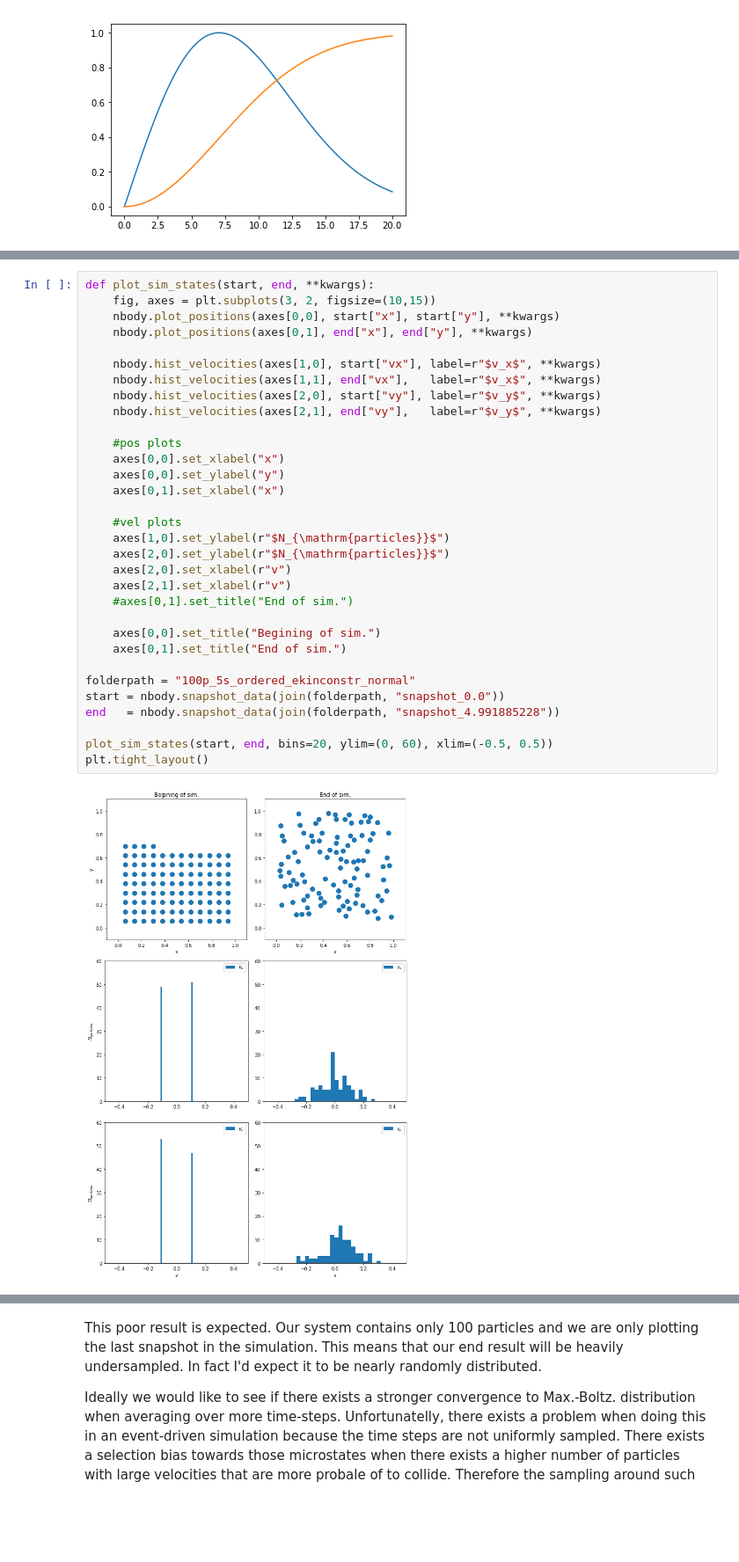
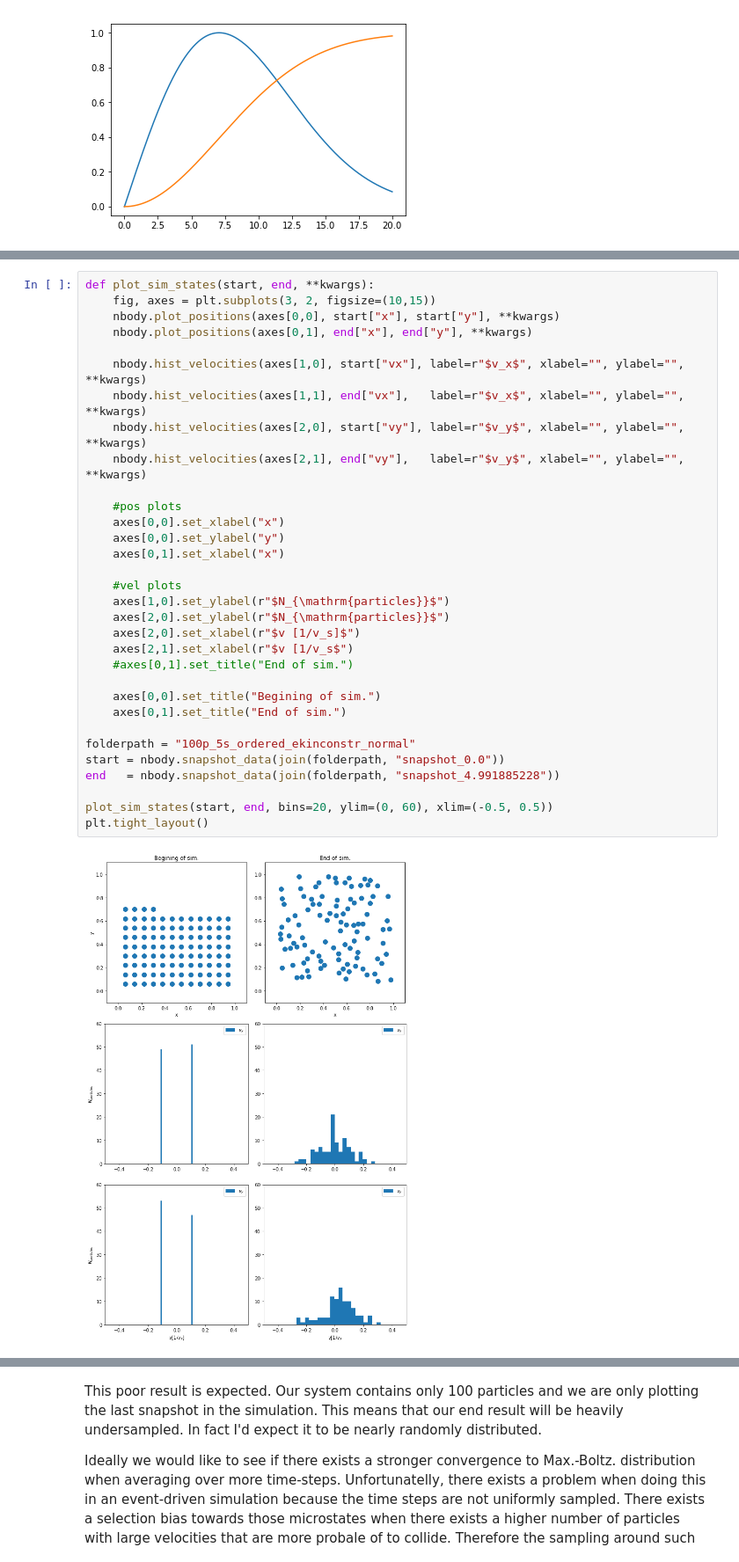
Before and after one commit to DinoBektesevic/nbody, a Jupyter notebook: nbody_sim_report.ipynb, the cells around one changed output, grey strips where cells are left out. Shown at 88% size. Saved outputs shown, nothing was run; the diff lists cells and outputs as text; blank space fills up the shorter version.

```diff
--- a/nbody_sim_report.ipynb
+++ b/nbody_sim_report.ipynb
@@ -284,36 +298,36 @@ We can inspect a simulation with 100 particles, with radius $0.02L_{box}$ and $E
 # %%
 def plot_sim_states(start, end, **kwargs):
     fig, axes = plt.subplots(3, 2, figsize=(10,15))
     nbody.plot_positions(axes[0,0], start["x"], start["y"], **kwargs)
     nbody.plot_positions(axes[0,1], end["x"], end["y"], **kwargs)
 
-    nbody.hist_velocities(axes[1,0], start["vx"], label=r"$v_x$", **kwargs)
-    nbody.hist_velocities(axes[1,1], end["vx"],   label=r"$v_x$", **kwargs)
-    nbody.hist_velocities(axes[2,0], start["vy"], label=r"$v_y$", **kwargs)
-    nbody.hist_velocities(axes[2,1], end["vy"],   label=r"$v_y$", **kwargs)
+    nbody.hist_velocities(axes[1,0], start["vx"], label=r"$v_x$", xlabel="", ylabel="", **kwargs)
+    nbody.hist_velocities(axes[1,1], end["vx"],   label=r"$v_x$", xlabel="", ylabel="", **kwargs)
+    nbody.hist_velocities(axes[2,0], start["vy"], label=r"$v_y$", xlabel="", ylabel="", **kwargs)
+    nbody.hist_velocities(axes[2,1], end["vy"],   label=r"$v_y$", xlabel="", ylabel="", **kwargs)
 
     #pos plots
     axes[0,0].set_xlabel("x")
     axes[0,0].set_ylabel("y")
     axes[0,1].set_xlabel("x")
 
     #vel plots
     axes[1,0].set_ylabel(r"$N_{\mathrm{particles}}$")
     axes[2,0].set_ylabel(r"$N_{\mathrm{particles}}$")
-    axes[2,0].set_xlabel(r"v")
-    axes[2,1].set_xlabel(r"v")
+    axes[2,0].set_xlabel(r"$v [1/v_s]$")
+    axes[2,1].set_xlabel(r"$v [1/v_s$")
     #axes[0,1].set_title("End of sim.")
 
     axes[0,0].set_title("Begining of sim.")
     axes[0,1].set_title("End of sim.")
 
 folderpath = "100p_5s_ordered_ekinconstr_normal"
 start = nbody.snapshot_data(join(folderpath, "snapshot_0.0"))
 end   = nbody.snapshot_data(join(folderpath, "snapshot_4.991885228"))
 
 plot_sim_states(start, end, bins=20, ylim=(0, 60), xlim=(-0.5, 0.5))
 plt.tight_layout()
 # %% [output]
-[figure, old version]
+[figure, new version]
 # %% [markdown]
 On first glance the simulation seems to be producing the desired effect - collisions have converted a binomial distribution of speeds into a Maxwell-Boltzman-like distribution. However, the statistic is small with the majority of bins being occupied by less than 10 particles. To get a better by-eye estimate of how close this distribution is to a Maxwell-Bolzmann distribution it's better to plot the $|v|$ distribution and compare it to the MB distribution derived above. Also plotted is the change in total kinetic energy in the simulation as a function of time, from which we can see that there is almost no change in the total energy from which we start the simulation.
```
Also changed, not shown: parts of 16 cells of this notebook, 2 other files.
